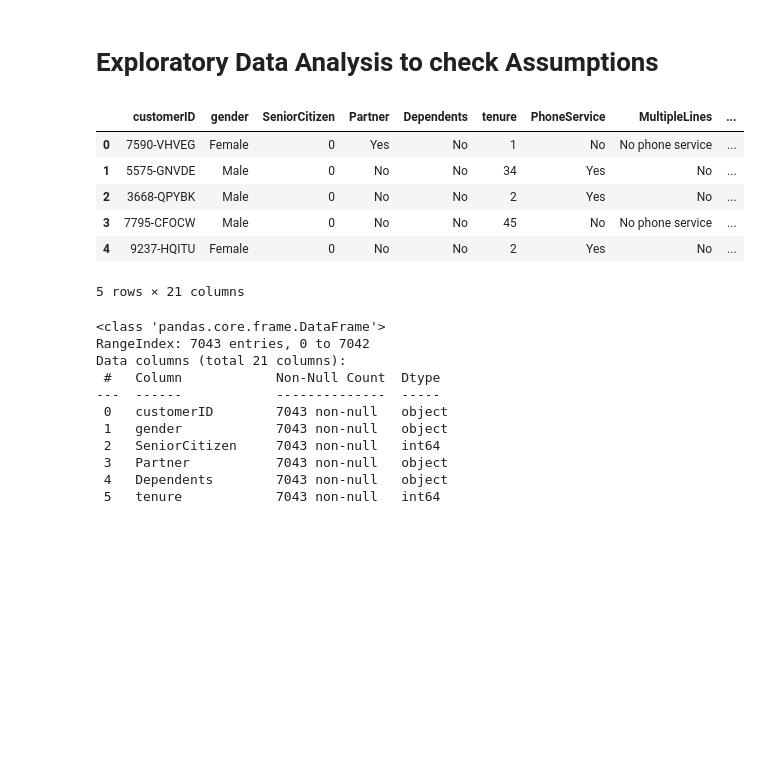
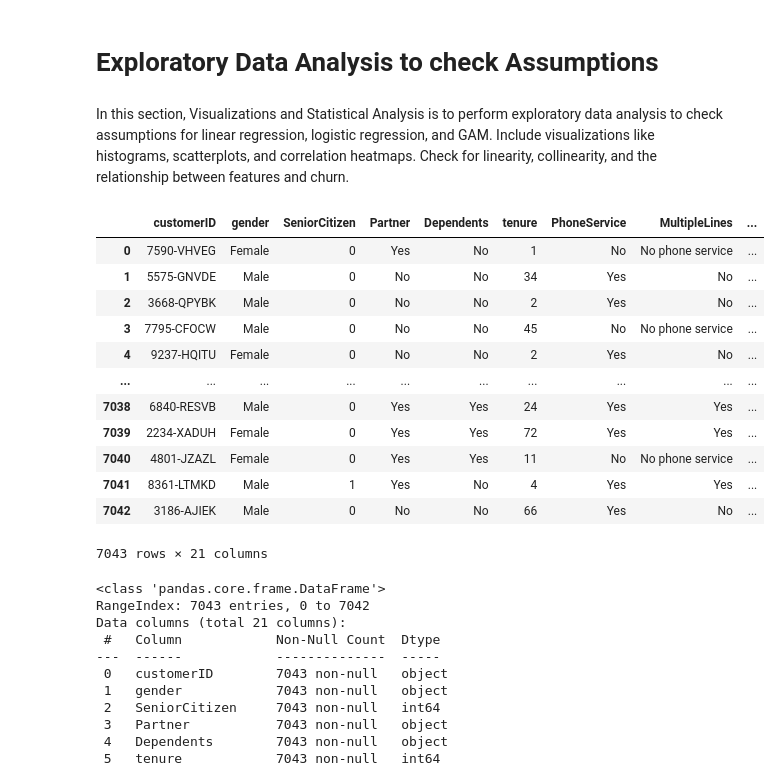
Before and after one commit to aiyufan3/AIPI-XAI-Interpretable-ML, a Jupyter notebook: AIPI_Assignment3.ipynb, the cells around one changed output. Saved outputs shown, nothing was run; the diff lists cells and outputs as text; code cells hidden in the pictures; blank space fills up the shorter version.

```diff
--- a/AIPI_Assignment3.ipynb
+++ b/AIPI_Assignment3.ipynb
@@ -101,20 +100,28 @@ from sklearn.metrics import accuracy_score, roc_auc_score, confusion_matrix, cla
 from pygam import LogisticGAM
 # %% [markdown]
 # Exploratory Data Analysis to check Assumptions
+# %% [markdown]
+In this section, Visualizations and Statistical Analysis is to perform exploratory data analysis to check assumptions for linear regression, logistic regression, and GAM. Include visualizations like histograms, scatterplots, and correlation heatmaps. Check for linearity, collinearity, and the relationship between features and churn.
 # %%
-# Load the dataset
+# Mannually upload the dataset, Load the dataset
 df = pd.read_csv('WA_Fn-UseC_-Telco-Customer-Churn.csv')
 
 # Display the first few rows
-df.head()
+df
 # %% [output]
 |  | customerID | gender | SeniorCitizen | Partner | Dependents | tenure | PhoneService | MultipleLines | ... |
 | 0 | 7590-VHVEG | Female | 0 | Yes | No | 1 | No | No phone service | ... |
 | 1 | 5575-GNVDE | Male | 0 | No | No | 34 | Yes | No | ... |
 | 2 | 3668-QPYBK | Male | 0 | No | No | 2 | Yes | No | ... |
 | 3 | 7795-CFOCW | Male | 0 | No | No | 45 | No | No phone service | ... |
 | 4 | 9237-HQITU | Female | 0 | No | No | 2 | Yes | No | ... |
+| ... | ... | ... | ... | ... | ... | ... | ... | ... | ... |
+| 7038 | 6840-RESVB | Male | 0 | Yes | Yes | 24 | Yes | Yes | ... |
+| 7039 | 2234-XADUH | Female | 0 | Yes | Yes | 72 | Yes | Yes | ... |
+| 7040 | 4801-JZAZL | Female | 0 | Yes | Yes | 11 | No | No phone service | ... |
+| 7041 | 8361-LTMKD | Male | 1 | Yes | No | 4 | Yes | Yes | ... |
+| 7042 | 3186-AJIEK | Male | 0 | No | No | 66 | Yes | No | ... |
-5 rows × 21 columns
+7043 rows × 21 columns
 # %%
 # Summary statistics for numerical features
 df.describe()
```
Also changed, not shown: parts of 24 cells of this notebook.
